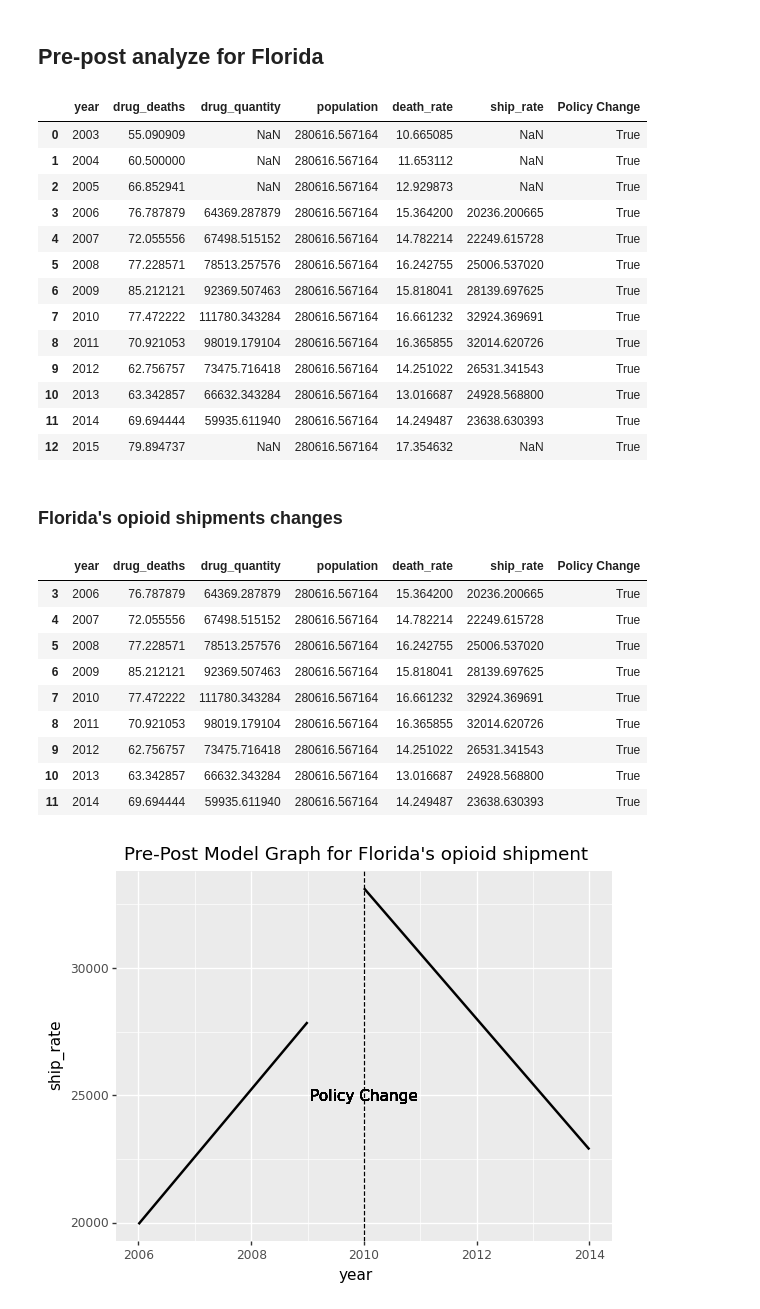
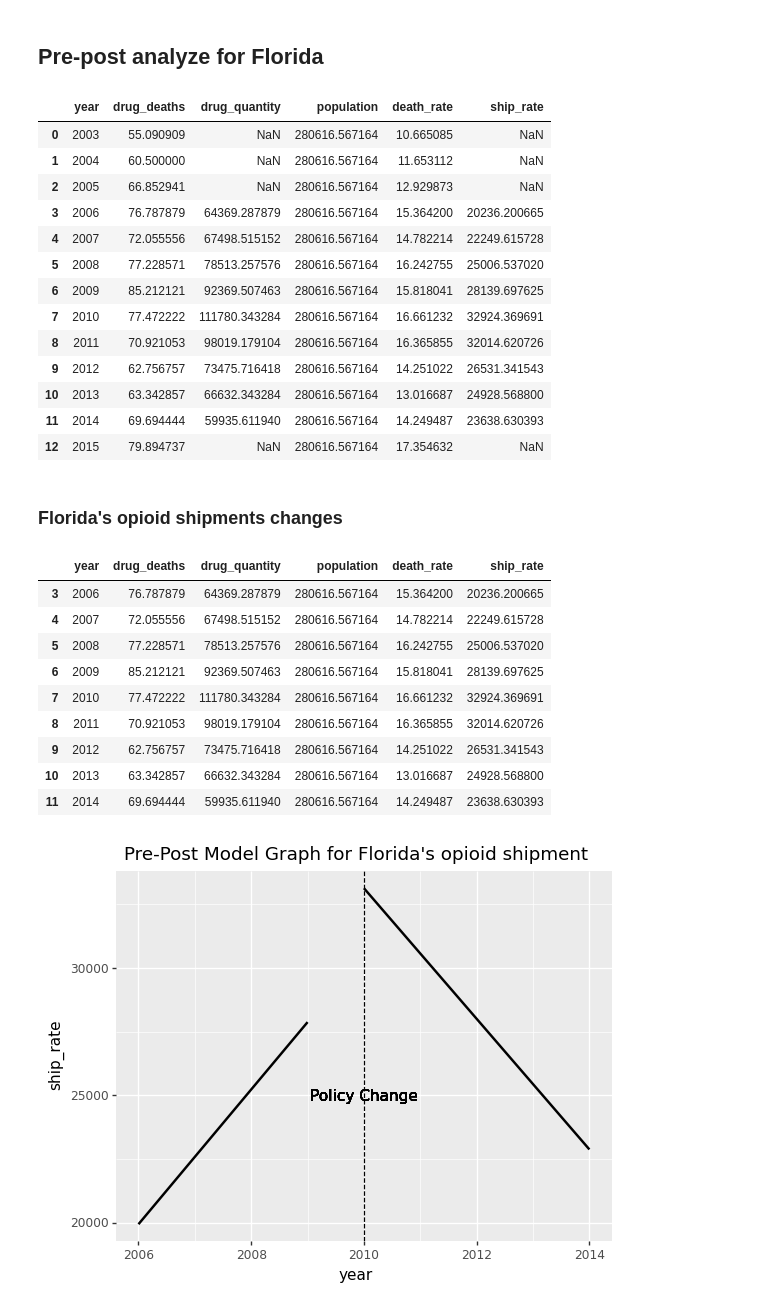
Before and after one commit to Yer1k/opioid_causal_inference, a Jupyter notebook: 10_code/pre-post_analysis.ipynb, the cells around one changed output. Drawn from its saved outputs; the diff is of its cells as text; code cells hidden in the pictures.

```diff
--- a/10_code/pre-post_analysis.ipynb
+++ b/10_code/pre-post_analysis.ipynb
@@ -32,23 +32,22 @@ fl_df = fl_df.drop(columns = ['fips', 'merge_key'])
 # %%
 #calculate the average ship_rate(indicate opioid shipments) and drug_deaths(indicate overdose deaths)
 fl_df = fl_df.groupby(['year'], as_index = False).mean()
-fl_df['Policy Change'] = True
 fl_df
 # %% [output]
-|  | year | drug_deaths | drug_quantity | population | death_rate | ship_rate | Policy Change |
-| 0 | 2003 | 55.090909 | NaN | 280616.567164 | 10.665085 | NaN | True |
-| 1 | 2004 | 60.500000 | NaN | 280616.567164 | 11.653112 | NaN | True |
-| 2 | 2005 | 66.852941 | NaN | 280616.567164 | 12.929873 | NaN | True |
-| 3 | 2006 | 76.787879 | 64369.287879 | 280616.567164 | 15.364200 | 20236.200665 | True |
-| 4 | 2007 | 72.055556 | 67498.515152 | 280616.567164 | 14.782214 | 22249.615728 | True |
-| 5 | 2008 | 77.228571 | 78513.257576 | 280616.567164 | 16.242755 | 25006.537020 | True |
-| 6 | 2009 | 85.212121 | 92369.507463 | 280616.567164 | 15.818041 | 28139.697625 | True |
-| 7 | 2010 | 77.472222 | 111780.343284 | 280616.567164 | 16.661232 | 32924.369691 | True |
-| 8 | 2011 | 70.921053 | 98019.179104 | 280616.567164 | 16.365855 | 32014.620726 | True |
-| 9 | 2012 | 62.756757 | 73475.716418 | 280616.567164 | 14.251022 | 26531.341543 | True |
-| 10 | 2013 | 63.342857 | 66632.343284 | 280616.567164 | 13.016687 | 24928.568800 | True |
-| 11 | 2014 | 69.694444 | 59935.611940 | 280616.567164 | 14.249487 | 23638.630393 | True |
-| 12 | 2015 | 79.894737 | NaN | 280616.567164 | 17.354632 | NaN | True |
+|  | year | drug_deaths | drug_quantity | population | death_rate | ship_rate |
+| 0 | 2003 | 55.090909 | NaN | 280616.567164 | 10.665085 | NaN |
+| 1 | 2004 | 60.500000 | NaN | 280616.567164 | 11.653112 | NaN |
+| 2 | 2005 | 66.852941 | NaN | 280616.567164 | 12.929873 | NaN |
+| 3 | 2006 | 76.787879 | 64369.287879 | 280616.567164 | 15.364200 | 20236.200665 |
+| 4 | 2007 | 72.055556 | 67498.515152 | 280616.567164 | 14.782214 | 22249.615728 |
+| 5 | 2008 | 77.228571 | 78513.257576 | 280616.567164 | 16.242755 | 25006.537020 |
+| 6 | 2009 | 85.212121 | 92369.507463 | 280616.567164 | 15.818041 | 28139.697625 |
+| 7 | 2010 | 77.472222 | 111780.343284 | 280616.567164 | 16.661232 | 32924.369691 |
+| 8 | 2011 | 70.921053 | 98019.179104 | 280616.567164 | 16.365855 | 32014.620726 |
+| 9 | 2012 | 62.756757 | 73475.716418 | 280616.567164 | 14.251022 | 26531.341543 |
+| 10 | 2013 | 63.342857 | 66632.343284 | 280616.567164 | 13.016687 | 24928.568800 |
+| 11 | 2014 | 69.694444 | 59935.611940 | 280616.567164 | 14.249487 | 23638.630393 |
+| 12 | 2015 | 79.894737 | NaN | 280616.567164 | 17.354632 | NaN |
 # %% [markdown]
 ### Florida's opioid shipments changes
 # %%
@@ -56,15 +55,15 @@ fl_df
 fl_shipmemt = fl_df[(fl_df['year'] >= 2006) & (fl_df['year'] <= 2014)]
 fl_shipmemt
 # %% [output]
-|  | year | drug_deaths | drug_quantity | population | death_rate | ship_rate | Policy Change |
-| 3 | 2006 | 76.787879 | 64369.287879 | 280616.567164 | 15.364200 | 20236.200665 | True |
-| 4 | 2007 | 72.055556 | 67498.515152 | 280616.567164 | 14.782214 | 22249.615728 | True |
-| 5 | 2008 | 77.228571 | 78513.257576 | 280616.567164 | 16.242755 | 25006.537020 | True |
-| 6 | 2009 | 85.212121 | 92369.507463 | 280616.567164 | 15.818041 | 28139.697625 | True |
-| 7 | 2010 | 77.472222 | 111780.343284 | 280616.567164 | 16.661232 | 32924.369691 | True |
-| 8 | 2011 | 70.921053 | 98019.179104 | 280616.567164 | 16.365855 | 32014.620726 | True |
-| 9 | 2012 | 62.756757 | 73475.716418 | 280616.567164 | 14.251022 | 26531.341543 | True |
-| 10 | 2013 | 63.342857 | 66632.343284 | 280616.567164 | 13.016687 | 24928.568800 | True |
-| 11 | 2014 | 69.694444 | 59935.611940 | 280616.567164 | 14.249487 | 23638.630393 | True |
+|  | year | drug_deaths | drug_quantity | population | death_rate | ship_rate |
+| 3 | 2006 | 76.787879 | 64369.287879 | 280616.567164 | 15.364200 | 20236.200665 |
+| 4 | 2007 | 72.055556 | 67498.515152 | 280616.567164 | 14.782214 | 22249.615728 |
+| 5 | 2008 | 77.228571 | 78513.257576 | 280616.567164 | 16.242755 | 25006.537020 |
+| 6 | 2009 | 85.212121 | 92369.507463 | 280616.567164 | 15.818041 | 28139.697625 |
+| 7 | 2010 | 77.472222 | 111780.343284 | 280616.567164 | 16.661232 | 32924.369691 |
+| 8 | 2011 | 70.921053 | 98019.179104 | 280616.567164 | 16.365855 | 32014.620726 |
+| 9 | 2012 | 62.756757 | 73475.716418 | 280616.567164 | 14.251022 | 26531.341543 |
+| 10 | 2013 | 63.342857 | 66632.343284 | 280616.567164 | 13.016687 | 24928.568800 |
+| 11 | 2014 | 69.694444 | 59935.611940 | 280616.567164 | 14.249487 | 23638.630393 |
 # %%
 #plot the effect on opioid shipments during 2006-2014 (policy change in 2010)
```
Also changed, not shown: parts of 9 cells of this notebook.
